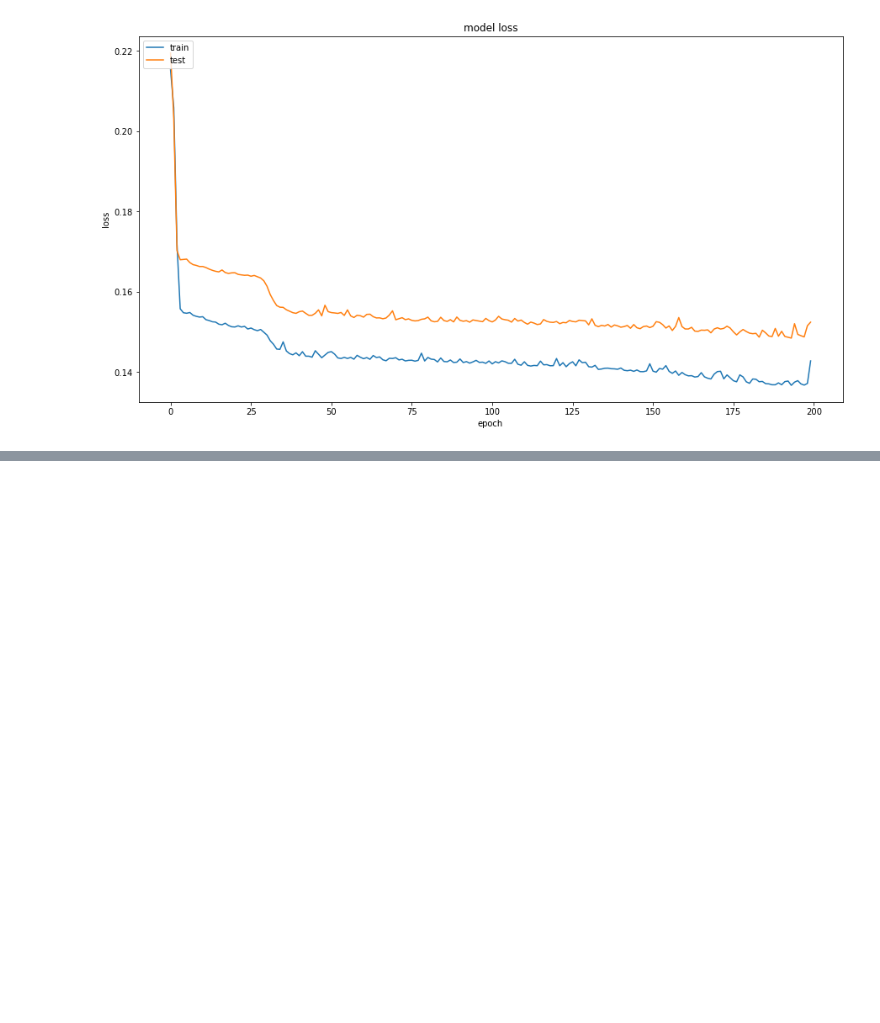
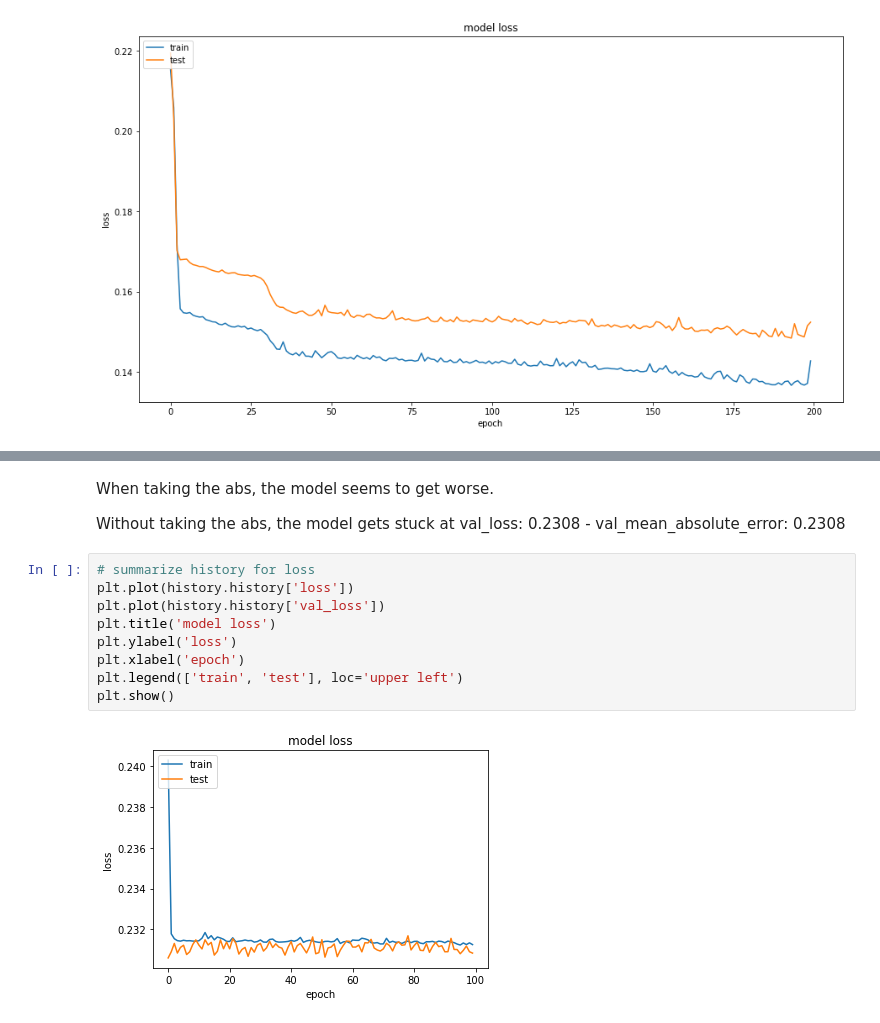
Before and after one commit to PerlinWarp/NeuroLeap, a Jupyter notebook: Notebooks/3-SixtySecondsOfThumbData.ipynb, the cells around one changed output, grey strips where cells are left out. Saved outputs shown, nothing was run; the diff lists cells and outputs as text; blank space fills up the shorter version.

```diff
--- a/Notebooks/3-SixtySecondsOfThumbData.ipynb
+++ b/Notebooks/3-SixtySecondsOfThumbData.ipynb
@@ -752,0 +906,15 @@ plt.show()
+# %% [markdown]
+When taking the abs, the model seems to get worse.
+
+Without taking the abs, the model gets stuck at val_loss: 0.2308 - val_mean_absolute_error: 0.2308
+# %%
+# summarize history for loss
+plt.plot(history.history['loss'])
+plt.plot(history.history['val_loss'])
+plt.title('model loss')
+plt.ylabel('loss')
+plt.xlabel('epoch')
+plt.legend(['train', 'test'], loc='upper left')
+plt.show()
+# %% [output]
+[figure, added]
```
Also changed, not shown: parts of 10 cells of this notebook, 10 other files.
